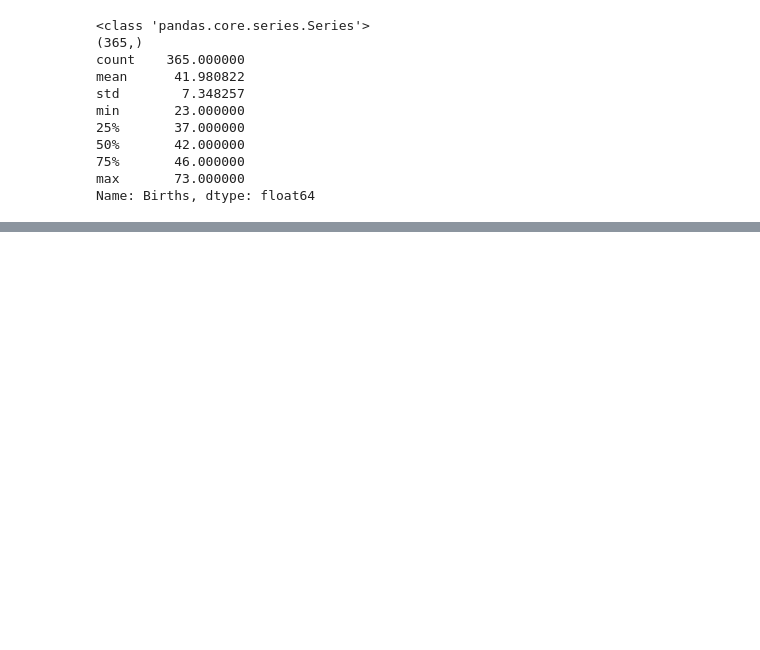
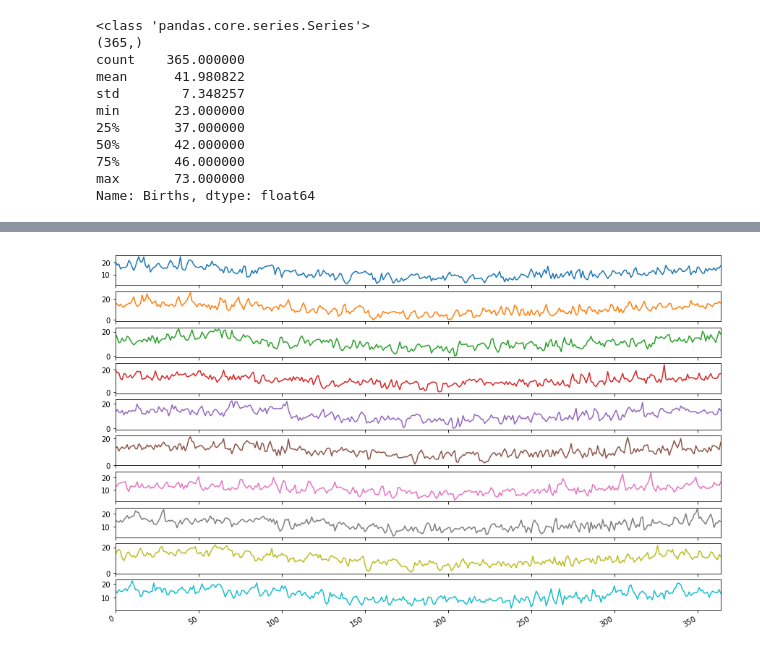
Before and after one commit to chirathdevinda/Time-Series-Forecasting, a Jupyter notebook: Untitled.ipynb, the cells around one changed output, grey strips where cells are left out. Saved outputs shown, nothing was run; the diff lists cells and outputs as text; code cells hidden in the pictures; blank space fills up the shorter version.

```diff
--- a/Untitled.ipynb
+++ b/Untitled.ipynb
@@ -44,0 +191,16 @@ Name: Births, dtype: float64
+# %%
+# Created Stacked line plots
+import pandas as pd
+import matplotlib.pyplot as plt
+
+series = pd.Series.from_csv("DataSets\daily-minimum-temperatures.csv", header=0)
+groups = series.groupby(pd.TimeGrouper('A'))
+years = pd.DataFrame()
+
+for name, group in groups:
+    years[name.year] = group.values
+
+years.plot(subplots=True, legend=False, figsize=(15, 10))
+plt.show()
+# %% [output]
+[figure, added]
```
Also changed, not shown: parts of 15 cells of this notebook.
